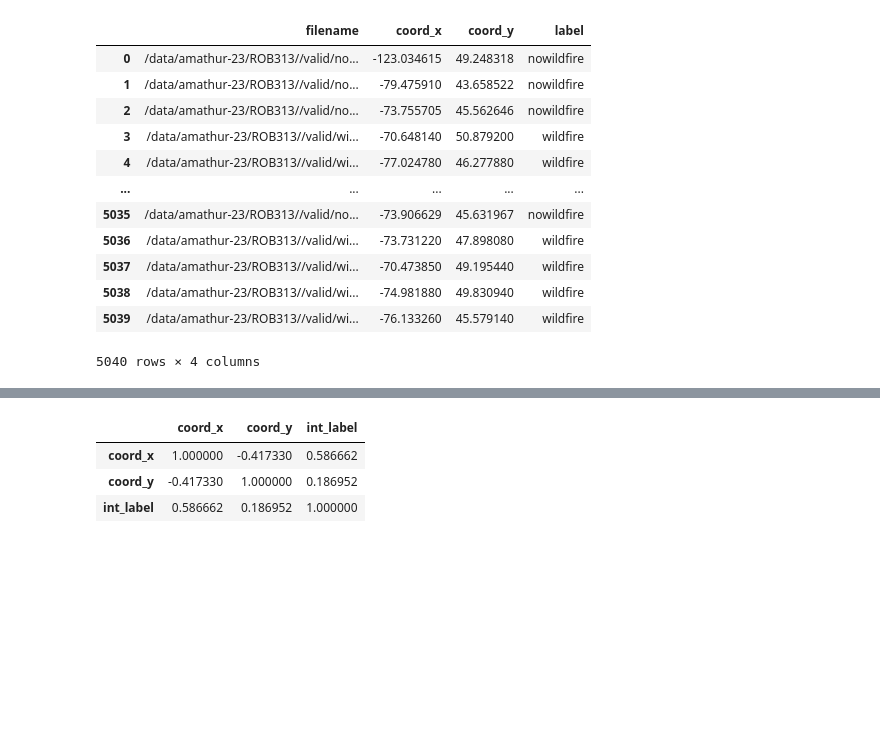
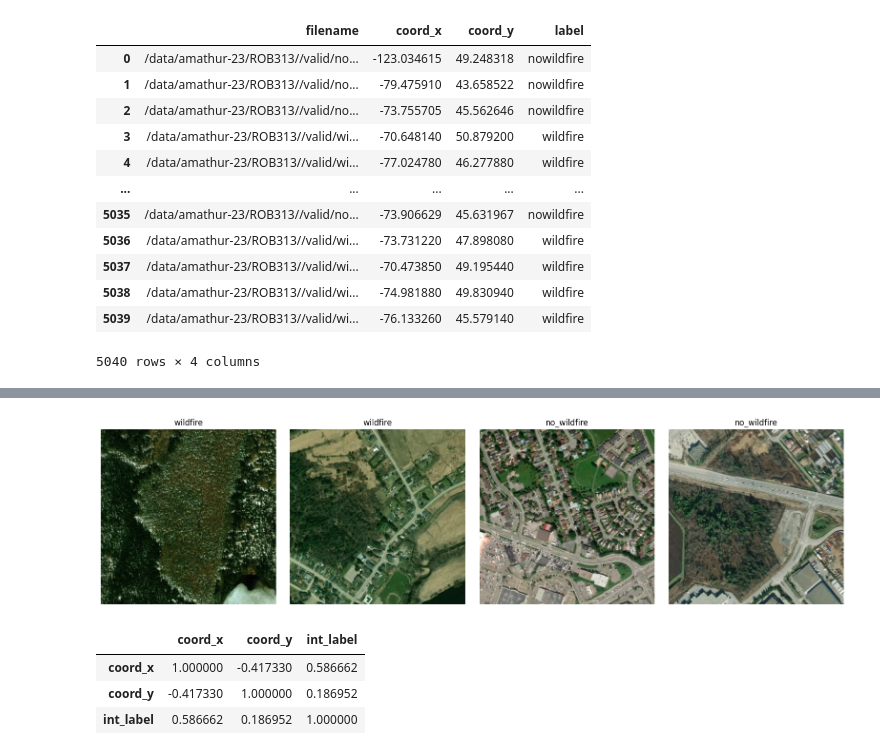
Before and after one commit to abhaydmathur/Wildfire, a Jupyter notebook: src/exploration.ipynb, the cells around one changed output, grey strips where cells are left out. Saved outputs shown, nothing was run; the diff lists cells and outputs as text; code cells hidden in the pictures; blank space fills up the shorter version.

```diff
--- a/src/exploration.ipynb
+++ b/src/exploration.ipynb
@@ -82,3 +98,30 @@ test.meta["int_label"] = [int(x == "wildfire") for x in test.meta["label"]]
+# %%
+import random
+
+# Filter images by label
+wildfire_files = [f for (f, l) in zip(train.meta["filename"], train.meta["int_label"]) if l == 1]
+no_wildfire_files = [f for (f, l) in zip(train.meta["filename"], train.meta["int_label"]) if l == 0]
+
+
+# Randomly select two images from each category
+selected_wildfire_images = [load_image(img) for img in random.sample(wildfire_files, 2)]
+selected_no_wildfire_images = [load_image(img) for img in random.sample(no_wildfire_files, 2)]
+
+# Combine selected images and labels
+selected_images = selected_wildfire_images + selected_no_wildfire_images
+selected_labels = ["wildfire"] * 2 + ["no_wildfire"] * 2
+
+# Plot the images
+fig, axes = plt.subplots(1, 4, figsize=(16, 4))
+
+for ax, img, label in zip(axes, selected_images, selected_labels):
+    show_image(img, ax=ax, title=label)
+    # ax.set_title(label)
+
+plt.tight_layout()
+plt.show()
+# %% [output]
+[figure, added]
 # %%
 train.meta.corr(numeric_only=True)
 # %% [output]
```
Also changed, not shown: parts of 3 cells of this notebook, 6 other files.
